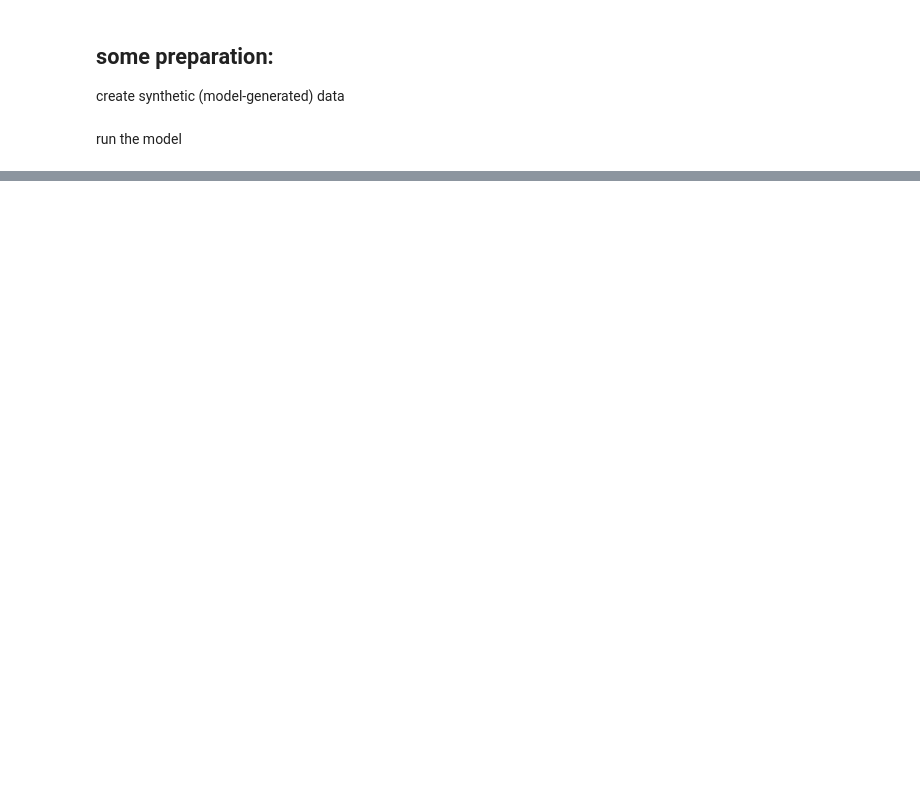
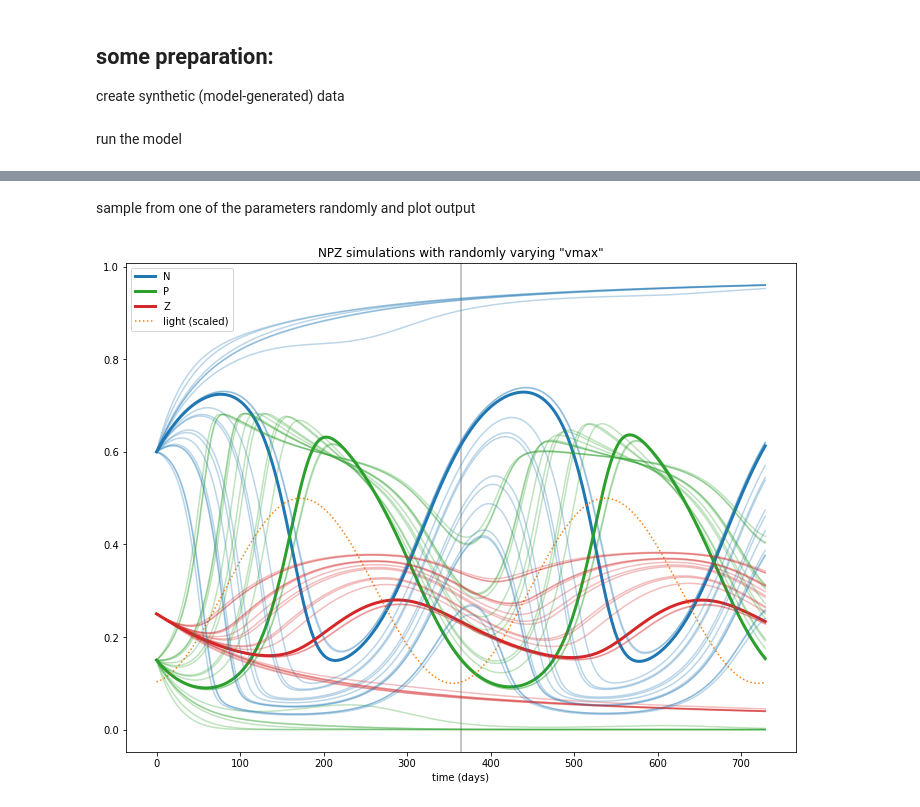
Before and after one commit to gregbritten/BayesianEcosystems_IAP, a Jupyter notebook: notebooks/npz_python.ipynb, the cells around one changed output, grey strips where cells are left out. Drawn from its saved outputs; the diff is of its cells as text; code cells hidden in the pictures; blank space fills up the shorter version.

```diff
--- a/notebooks/npz_python.ipynb
+++ b/notebooks/npz_python.ipynb
@@ -50,0 +76,20 @@ x = odeint(dxdt, x0, t, args=(theta,))
+# %% [markdown]
+sample from one of the parameters randomly and plot output
+# %%
+fig,ax = plt.subplots(figsize=(12,9))
+for i,name in enumerate(('N','P','Z')):
+    ax.plot(t,x[:,i], color=colors[i], linewidth=3, label=name)
+ax.axvline(365, color='0.7', zorder=0)
+ax.plot(t,0.5*light,linestyle=':',color='#ff7f0e',label='light (scaled)')
+
+theta_rand = theta.copy()
+for isample in range(20):
+    theta_rand['vmax'] = np.random.normal(loc=0.1, scale=0.1)
+    x_rand = odeint(npz, x0, t, args=(theta_rand,))
+    for i,name in enumerate(('N','P','Z')):
+        ax.plot(t,x_rand[:,i], color=colors[i], alpha=0.3)
+ax.set(title='NPZ simulations with randomly varying "vmax"', xlabel='time (days)')
+ax.legend()
+None
+# %% [output]
+[figure, added]
```
Also changed, not shown: parts of 12 cells of this notebook.
